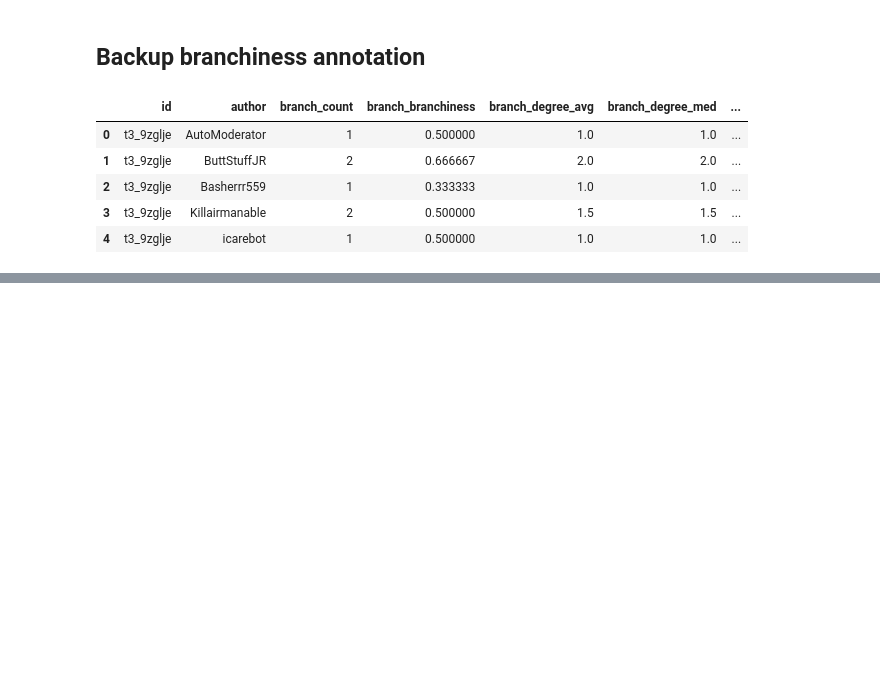
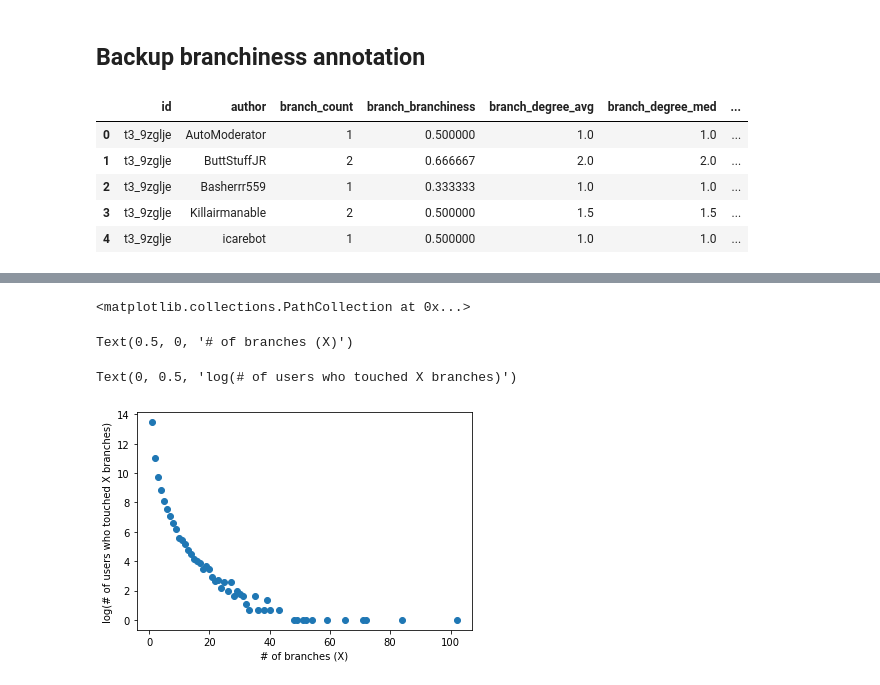
Before and after one commit to cephcyn/cornell_cs6742_a2, a Jupyter notebook: 01_metric_feasibility.ipynb, the cells around one changed output, grey strips where cells are left out. Cells and saved outputs as stored; diff of their text form; code cells hidden in the pictures; blank space fills up the shorter version.

```diff
--- a/01_metric_feasibility.ipynb
+++ b/01_metric_feasibility.ipynb
@@ -356,13 +356,13 @@ plt.show()
 # Graph controversialness vs comment count
 
 plt.rcParams['figure.figsize'] = [6, 4]
-temp = plt.scatter(
+_ = plt.scatter(
     posts_sizefilter_df['num_comments'],
     posts_sizefilter_df['controversialness'],
     alpha=0.25,
 )
-temp = plt.xlabel('comment count')
-temp = plt.ylabel('controversialness')
+_ = plt.xlabel('comment count')
+_ = plt.ylabel('controversialness')
 plt.show()
 
 ranges = [
@@ -703,8 +656,8 @@ temp[:5]
 # %%
 # Backup user-post correctness score annotations
 
-peruserpost_branch_df = user_branchiness(posts_sizefilter_df, comms_sizefilter_df, gAll)
-peruserpost_branch_df.to_csv(f'backup_peruserpost_branch_df.csv', index=False)
+# peruserpost_branch_df = user_branchiness(posts_sizefilter_df, comms_sizefilter_df, gAll)
+# peruserpost_branch_df.to_csv(f'backup_peruserpost_branch_df.csv', index=False)
 
 # Recover from backup
 
@@ -829,0 +742,21 @@ plt.show()
+# %%
+# Plot number of branches vs number of users who have created that many branches
+import math
+import matplotlib.pyplot as plt
+
+temp = []
+for g_branch_count, df in temp_peruserpost_branch_df.groupby(['branch_count'], sort=False):
+    temp.append( (g_branch_count, len(df)) )
+
+_ = plt.scatter(
+    [x for (x, _) in temp],
+    [math.log(y) for (_, y) in temp],
+)
+_ = plt.xlabel('# of branches (X)')
+_ = plt.ylabel('log(# of users who touched X branches)')
+plt.show()
+# %% [output]
+<matplotlib.collections.PathCollection at 0x...>
+Text(0.5, 0, '# of branches (X)')
+Text(0, 0.5, 'log(# of users who touched X branches)')
+[figure, added]
```
Also changed, not shown: parts of 13 cells of this notebook.
